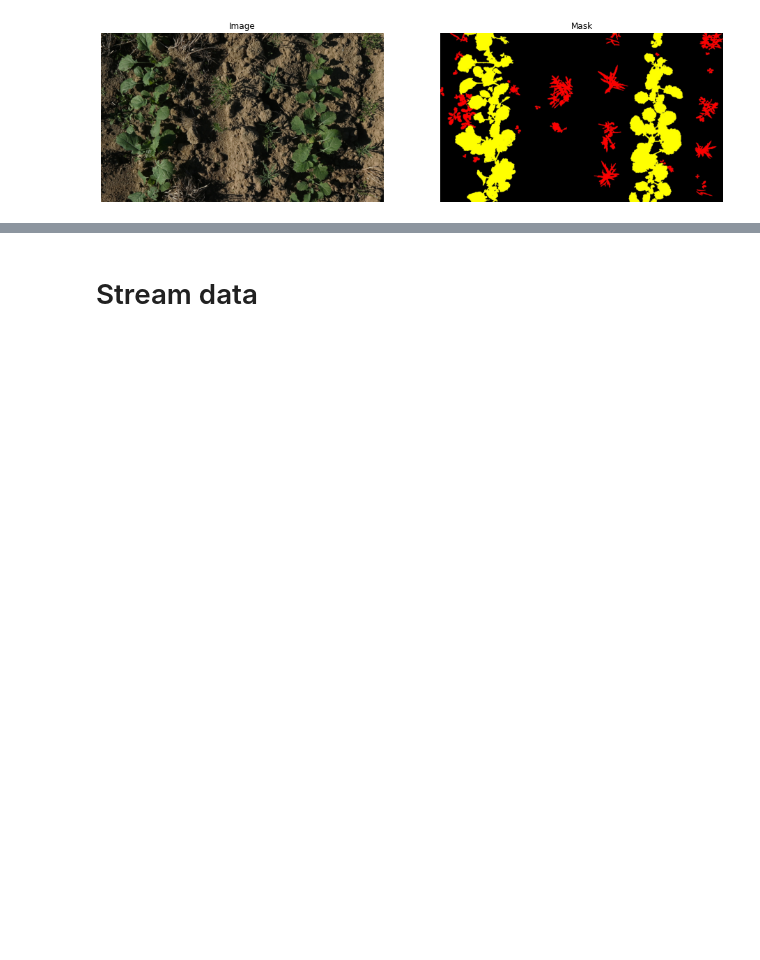
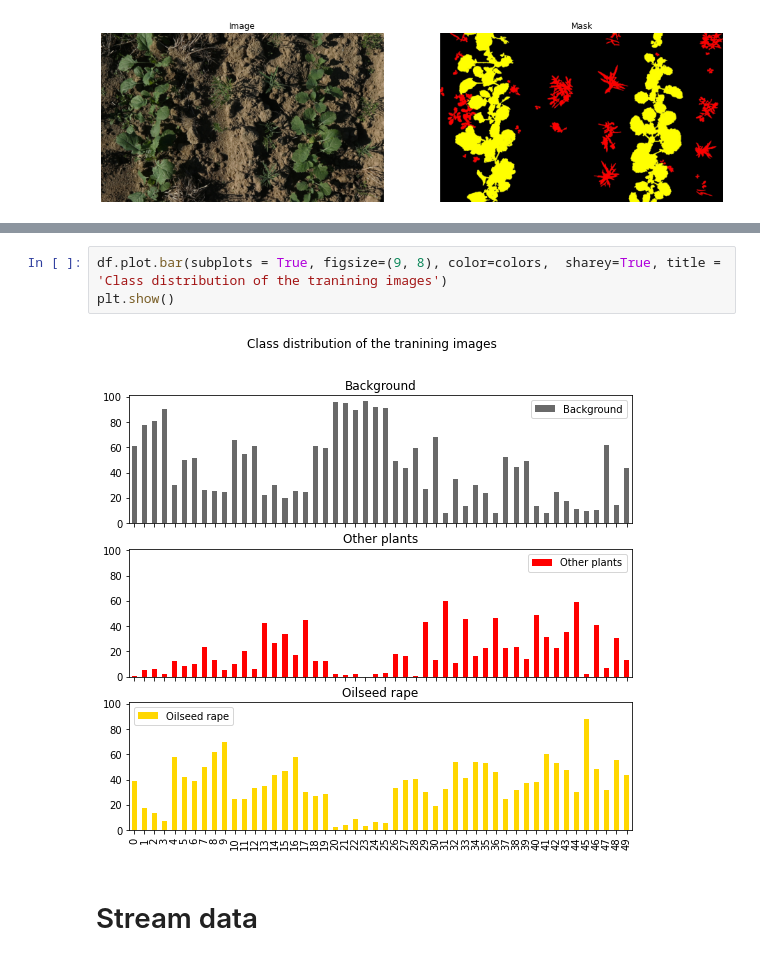
Before and after one commit to nasserdr/computer_vision_with_azure_course, a Jupyter notebook: 2_semantic_segmentation/Exercise2_training_deeplab.ipynb, the cells around one changed output, grey strips where cells are left out. Drawn from its saved outputs; the diff is of its cells as text; blank space fills up the shorter version.

```diff
--- a/2_semantic_segmentation/Exercise2_training_deeplab.ipynb
+++ b/2_semantic_segmentation/Exercise2_training_deeplab.ipynb
@@ -91,3 +127,8 @@ plotImgs(1, 2, [img, mask], ['Image','Mask'])
+# %%
+df.plot.bar(subplots = True, figsize=(9, 8), color=colors,  sharey=True, title = 'Class distribution of the tranining images')
+plt.show()
+# %% [output]
+[figure, added]
 # %% [markdown]
 # Stream data
 # %%
```
Also changed, not shown: parts of 18 cells of this notebook, 5 other files.
